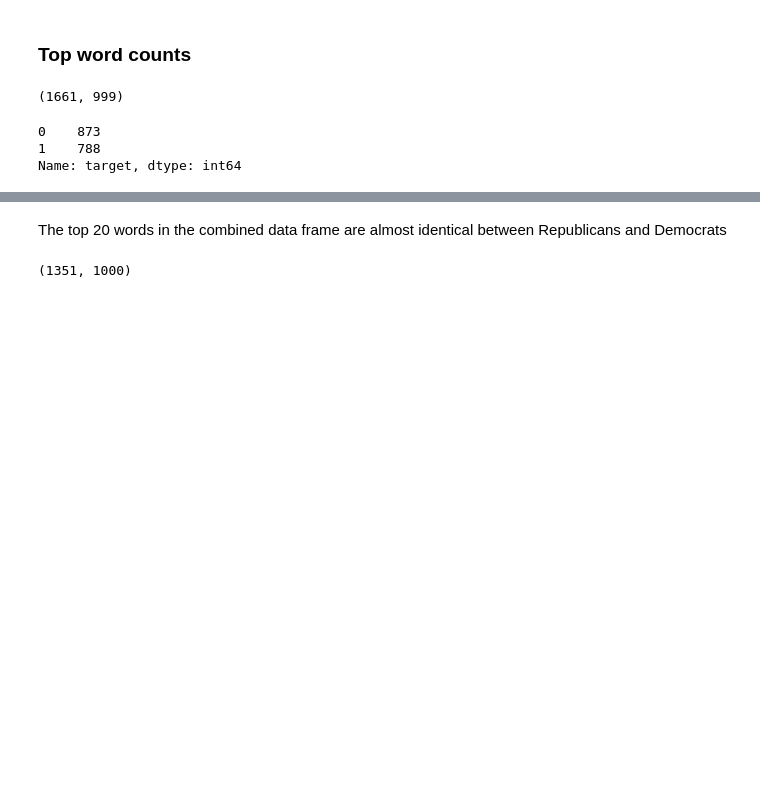
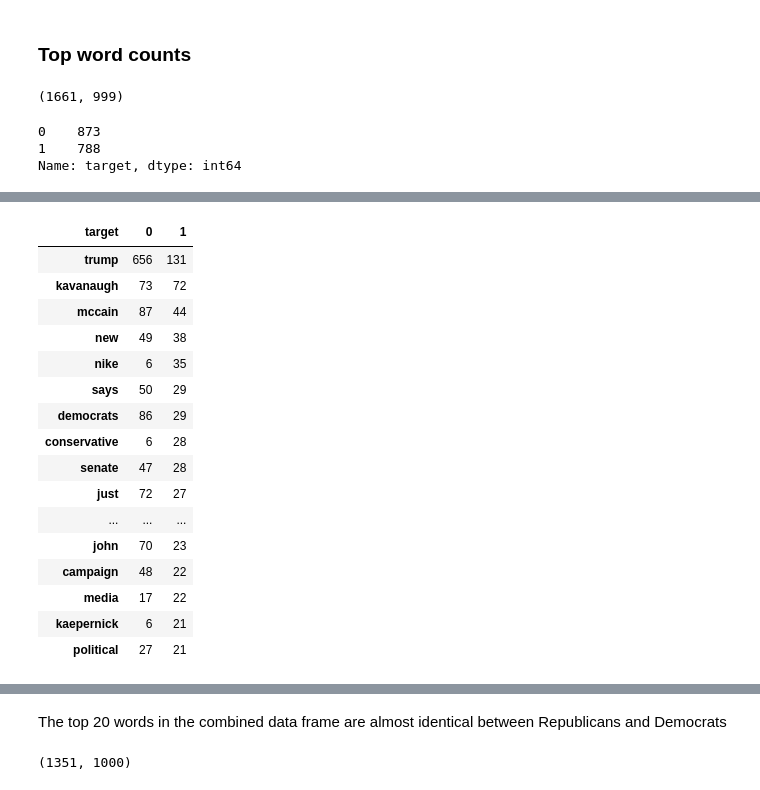
Before and after one commit to bryanco1966/Reddit-Classifications, a Jupyter notebook: Bryan_Combs/Merge_Redit_Files_and_prepare_for_analysis.ipynb, the cells around one changed output, grey strips where cells are left out. Saved outputs shown, nothing was run; the diff lists cells and outputs as text; code cells hidden in the pictures; blank space fills up the shorter version.

```diff
--- a/Bryan_Combs/Merge_Redit_Files_and_prepare_for_analysis.ipynb
+++ b/Bryan_Combs/Merge_Redit_Files_and_prepare_for_analysis.ipynb
@@ -257,0 +257,20 @@ party_df.groupby('target').sum().T.sort_values(0, ascending=False)
+# %%
+party_df.groupby('target').sum().T.sort_values(1, ascending=False).head(20)
+# %% [output]
+| target | 0 | 1 |
+| trump | 656 | 131 |
+| kavanaugh | 73 | 72 |
+| mccain | 87 | 44 |
+| new | 49 | 38 |
+| nike | 6 | 35 |
+| says | 50 | 29 |
+| democrats | 86 | 29 |
+| conservative | 6 | 28 |
+| senate | 47 | 28 |
+| just | 72 | 27 |
+| ... | ... | ... |
+| john | 70 | 23 |
+| campaign | 48 | 22 |
+| media | 17 | 22 |
+| kaepernick | 6 | 21 |
+| political | 27 | 21 |
```
Also changed, not shown: parts of 5 cells of this notebook, 2 other files.
